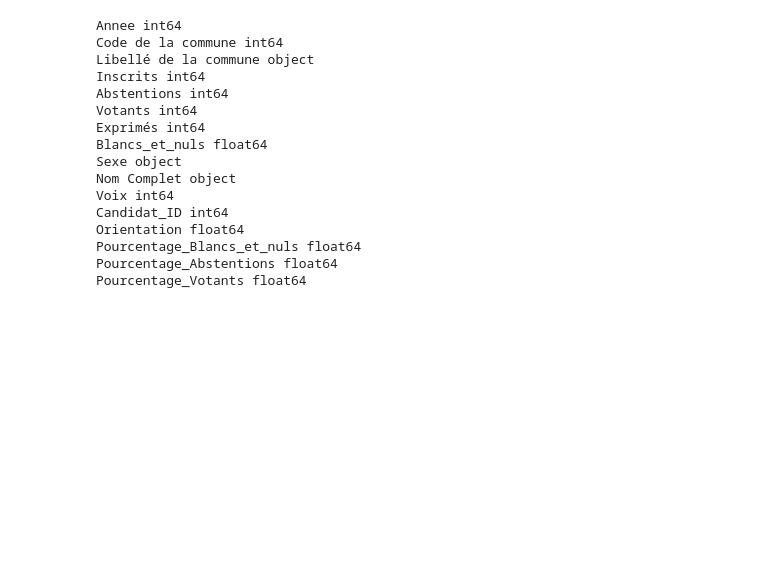
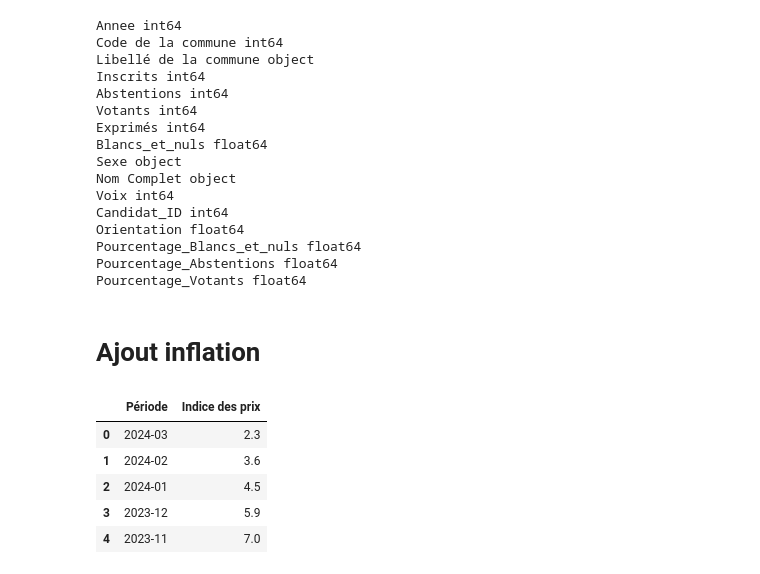
Before and after one commit to Germain-L/MSPR-Big-Data-Business-Intelligence, a Jupyter notebook: 4-modeling/clean.ipynb, the cells around one changed output. Saved outputs shown, nothing was run; the diff lists cells and outputs as text; code cells hidden in the pictures; blank space fills up the shorter version.

```diff
--- a/4-modeling/clean.ipynb
+++ b/4-modeling/clean.ipynb
@@ -131,3 +131,5 @@ Orientation float64
 Pourcentage_Blancs_et_nuls float64
 Pourcentage_Abstentions float64
 Pourcentage_Votants float64
+# %% [markdown]
+# Ajout inflation
@@ -133,0 +138,9 @@ Pourcentage_Votants float64
+# %%
+df_inflation.head()
+# %% [output]
+|  | Période | Indice des prix |
+| 0 | 2024-03 | 2.3 |
+| 1 | 2024-02 | 3.6 |
+| 2 | 2024-01 | 4.5 |
+| 3 | 2023-12 | 5.9 |
+| 4 | 2023-11 | 7.0 |
```
Also changed, not shown: parts of 5 cells of this notebook, 2 other files.
